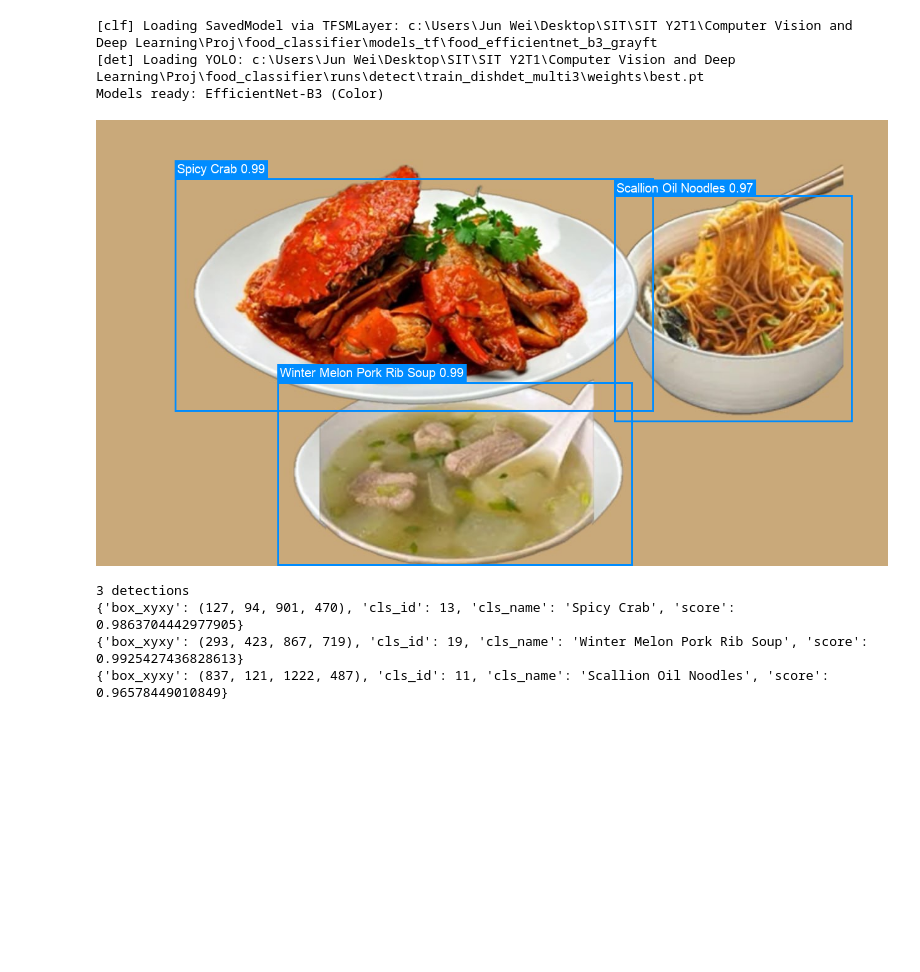
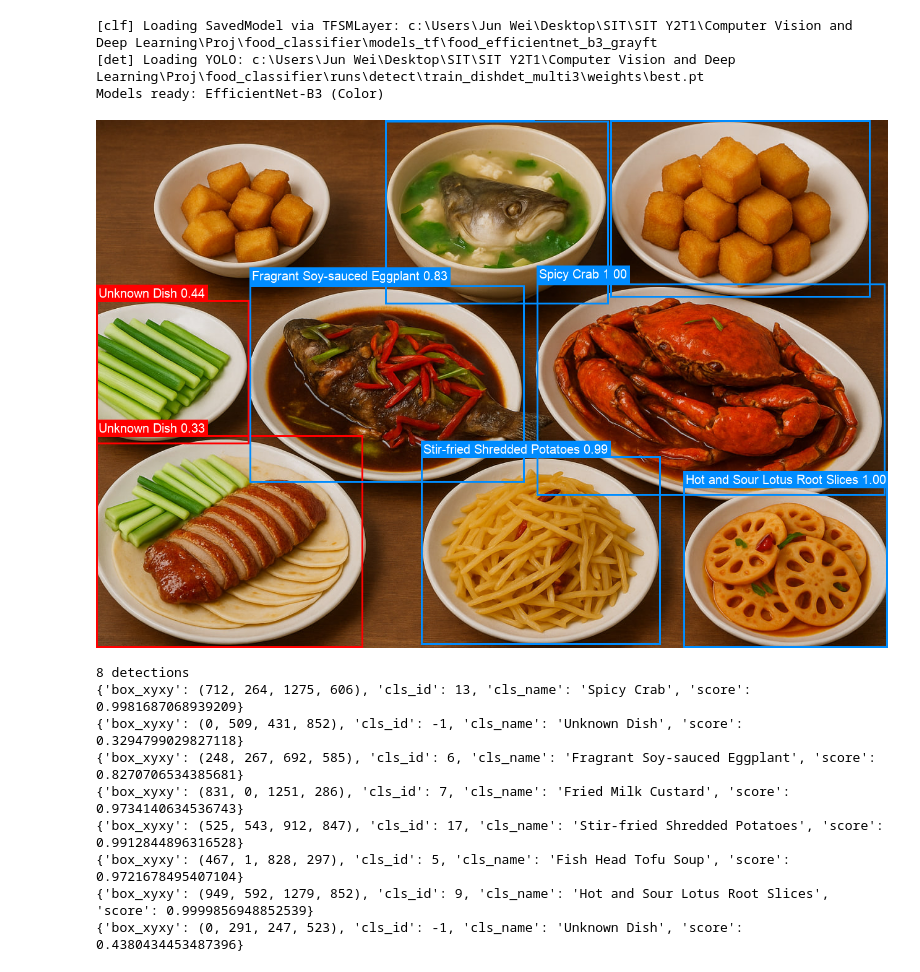
Before and after one commit to Denzeltan02/food_classifier, a Jupyter notebook: food_detection.ipynb, the cells around one changed output. Drawn from its saved outputs; the diff is of its cells as text; code cells hidden in the pictures; blank space fills up the shorter version.

```diff
--- a/food_detection.ipynb
+++ b/food_detection.ipynb
@@ -312,15 +333,20 @@ def detect_and_classify(image_path, min_box_area=4000, keep_topk=20):
     return detections, pil
 # %%
 # Predict single image
-TEST_IMAGE = "data_clean/prediction/detection/test1.jpg"
-dets, vis = detect_and_classify(TEST_IMAGE, min_box_area=3000)
+TEST_IMAGE = "data_clean/prediction/detection/Test3.jpg"
+dets, vis = detect_and_classify(TEST_IMAGE, min_box_area=3000, clf_pad=0.10, box_pad=0.02)
 display(vis)
 print(f"{len(dets)} detections")
 for d in dets:
     print(d)
 # %% [output]
-[figure, old version]
+[figure, new version]
-3 detections
-{'box_xyxy': (127, 94, 901, 470), 'cls_id': 13, 'cls_name': 'Spicy Crab', 'score': 0.9863704442977905}
-{'box_xyxy': (293, 423, 867, 719), 'cls_id': 19, 'cls_name': 'Winter Melon Pork Rib Soup', 'score': 0.9925427436828613}
-{'box_xyxy': (837, 121, 1222, 487), 'cls_id': 11, 'cls_name': 'Scallion Oil Noodles', 'score': 0.96578449010849}
+8 detections
+{'box_xyxy': (712, 264, 1275, 606), 'cls_id': 13, 'cls_name': 'Spicy Crab', 'score': 0.9981687068939209}
+{'box_xyxy': (0, 509, 431, 852), 'cls_id': -1, 'cls_name': 'Unknown Dish', 'score': 0.3294799029827118}
+{'box_xyxy': (248, 267, 692, 585), 'cls_id': 6, 'cls_name': 'Fragrant Soy-sauced Eggplant', 'score': 0.8270706534385681}
+{'box_xyxy': (831, 0, 1251, 286), 'cls_id': 7, 'cls_name': 'Fried Milk Custard', 'score': 0.9734140634536743}
+{'box_xyxy': (525, 543, 912, 847), 'cls_id': 17, 'cls_name': 'Stir-fried Shredded Potatoes', 'score': 0.9912844896316528}
+{'box_xyxy': (467, 1, 828, 297), 'cls_id': 5, 'cls_name': 'Fish Head Tofu Soup', 'score': 0.9721678495407104}
+{'box_xyxy': (949, 592, 1279, 852), 'cls_id': 9, 'cls_name': 'Hot and Sour Lotus Root Slices', 'score': 0.9999856948852539}
+{'box_xyxy': (0, 291, 247, 523), 'cls_id': -1, 'cls_name': 'Unknown Dish', 'score': 0.4380434453487396}
```
Also changed, not shown: parts of 1 cell of this notebook, 2 other files.
